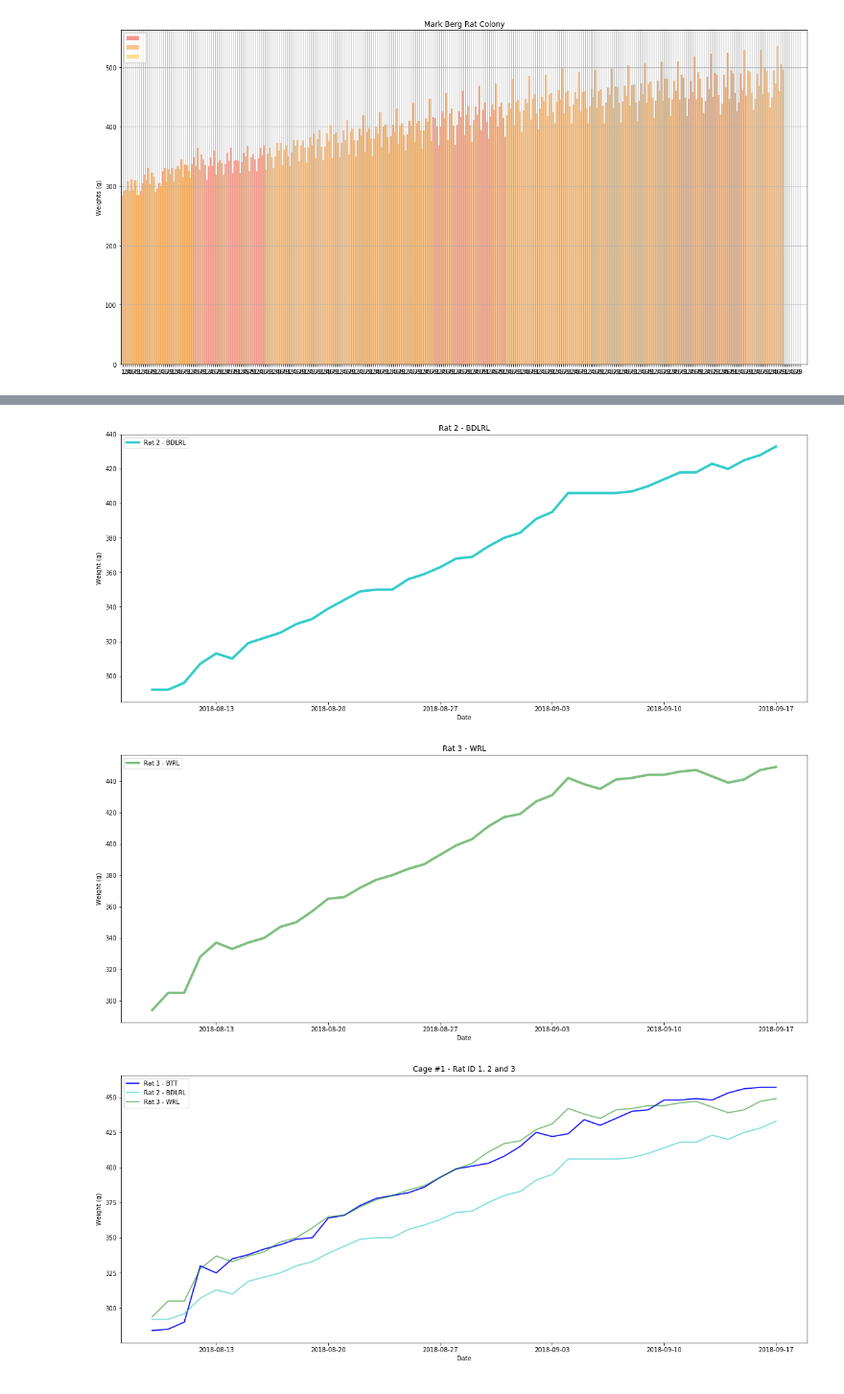
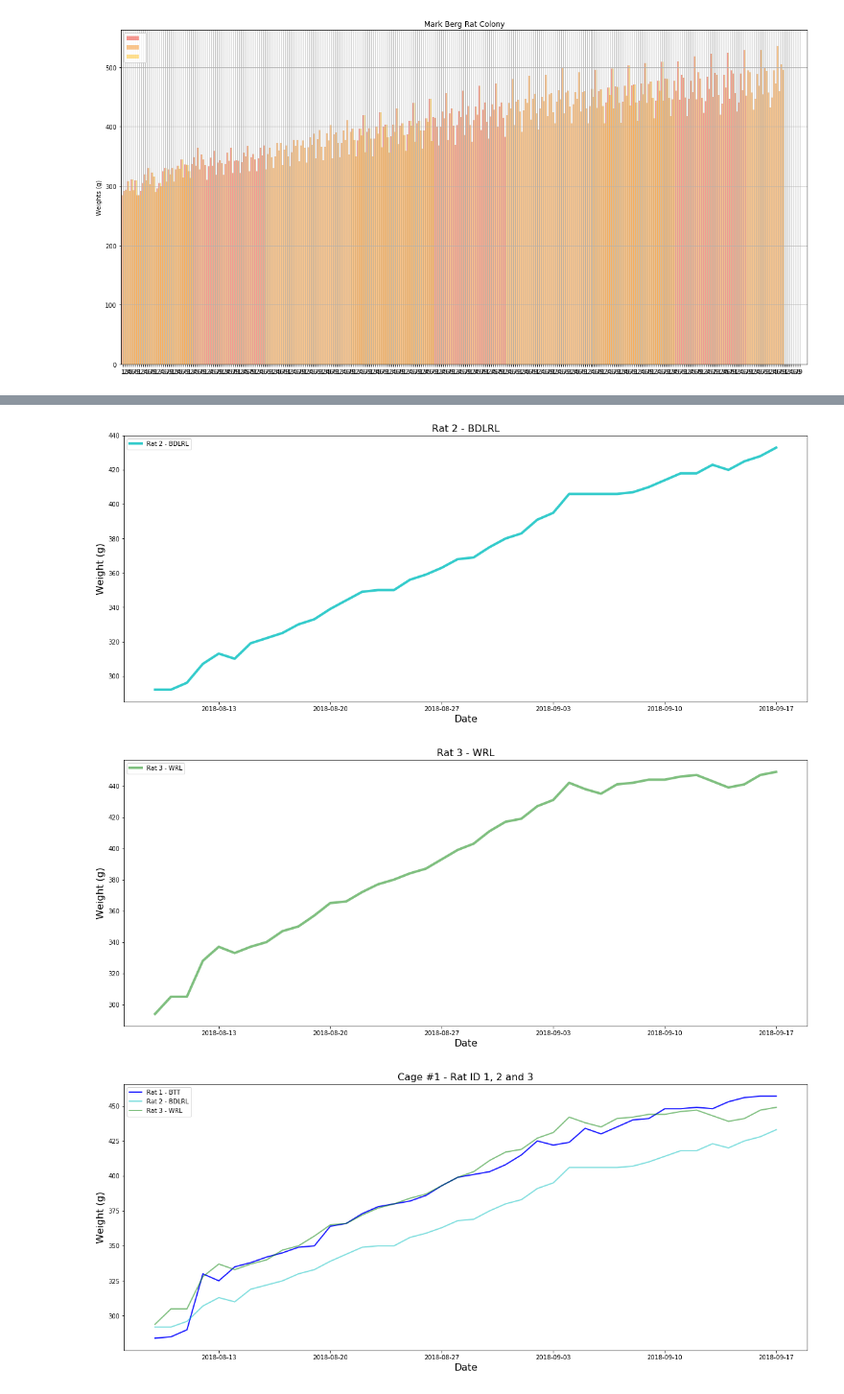
Before and after one commit to MelissaLaurino/MarkBergRatColony, a Jupyter notebook: MarkBerg_RatColony.ipynb, the cells around one changed output, grey strips where cells are left out. Shown at 96% size. Drawn from its saved outputs; the diff is of its cells as text; code cells hidden in the pictures.

```diff
--- a/MarkBerg_RatColony.ipynb
+++ b/MarkBerg_RatColony.ipynb
@@ -190,36 +190,36 @@ plt.show()
 # %%
 plt.figure(figsize=(20,8))
 plt.plot(Rat2.Date, Rat2.Weight_g, "c-", label='Rat 2 - BDLRL',linewidth= 4,markersize=5, alpha=.80)
-plt.ylabel('Weight (g)')
-plt.xlabel('Date')
+plt.ylabel('Weight (g)', fontsize=16)
+plt.xlabel('Date', fontsize=16)
 plt.legend()
-plt.title('Rat 2 - BDLRL')
+plt.title('Rat 2 - BDLRL', fontsize=16)
 plt.show()
 # %% [output]
-[figure, old version]
+[figure, new version]
 # %%
 plt.figure(figsize=(20,8))
 plt.plot(Rat3.Date, Rat3.Weight_g, "g-", label='Rat 3 - WRL',linewidth= 4,markersize=5, alpha=.50)
-plt.ylabel('Weight (g)')
-plt.xlabel('Date')
+plt.ylabel('Weight (g)', fontsize=16)
+plt.xlabel('Date', fontsize=16)
 plt.legend()
-plt.title('Rat 3 - WRL')
+plt.title('Rat 3 - WRL', fontsize=16)
 plt.show()
 # %% [output]
-[figure, old version]
+[figure, new version]
 # %%
 plt.figure(figsize=(20,8))
 plt.plot(Rat1.Date, Rat1.Weight_g, "b-", label='Rat 1 - BTT',linewidth= 2,markersize=5, alpha=.90)
 plt.plot(Rat2.Date, Rat2.Weight_g, "c-", label='Rat 2 - BDLRL',linewidth= 2,markersize=5, alpha=.50)
 plt.plot(Rat3.Date, Rat3.Weight_g, "g-", label='Rat 3 - WRL',linewidth= 2,markersize=5, alpha=.50)
 
-plt.ylabel('Weight (g)')
-plt.xlabel('Date')
+plt.ylabel('Weight (g)', fontsize=16)
+plt.xlabel('Date', fontsize=16)
 plt.legend()
-plt.title('Cage #1 - Rat ID 1, 2 and 3')
+plt.title('Cage #1 - Rat ID 1, 2 and 3', fontsize=16)
 plt.show()
 # %% [output]
-[figure, old version]
+[figure, new version]
 # %%
 plt.figure(figsize=(20,8))
 
```
Also changed, not shown: parts of 5 cells of this notebook.
